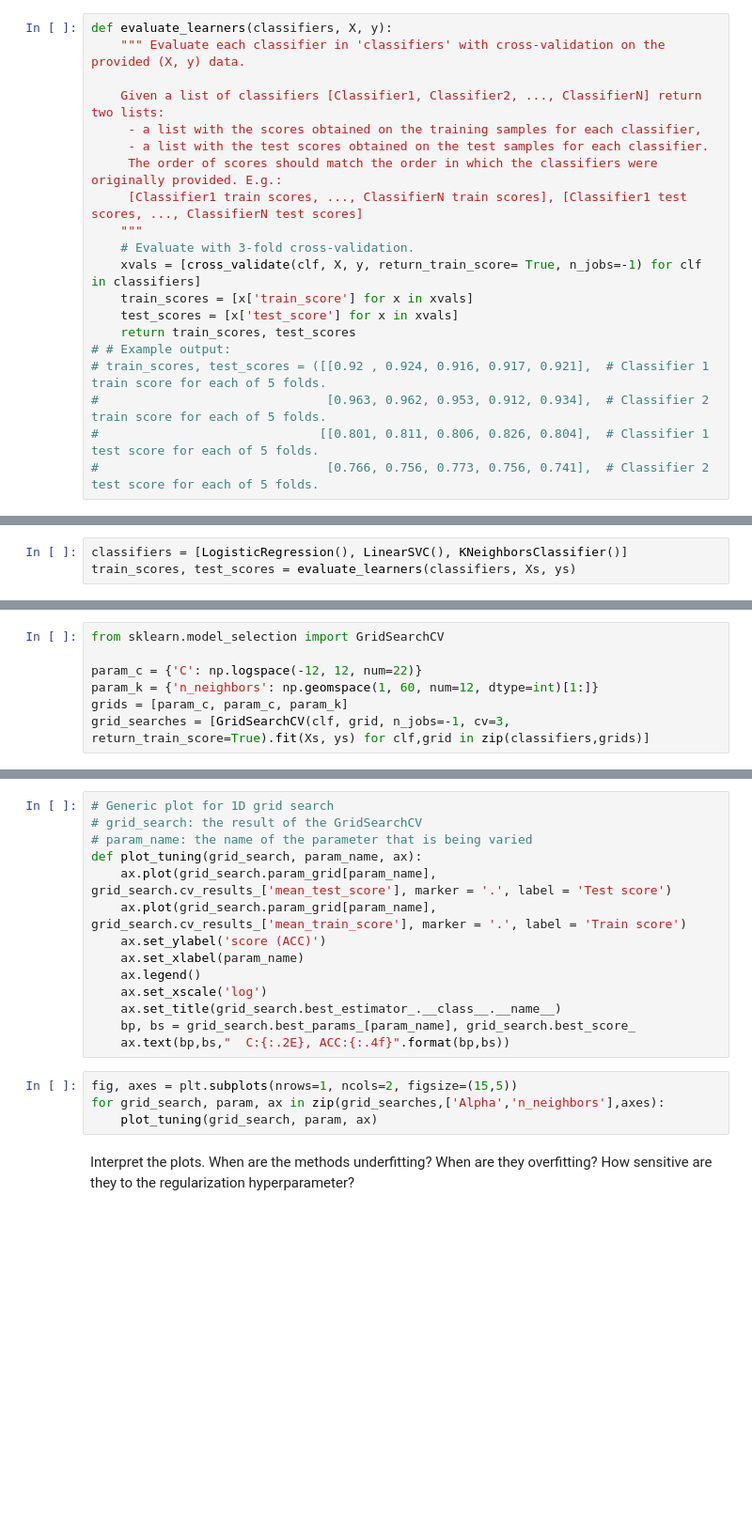
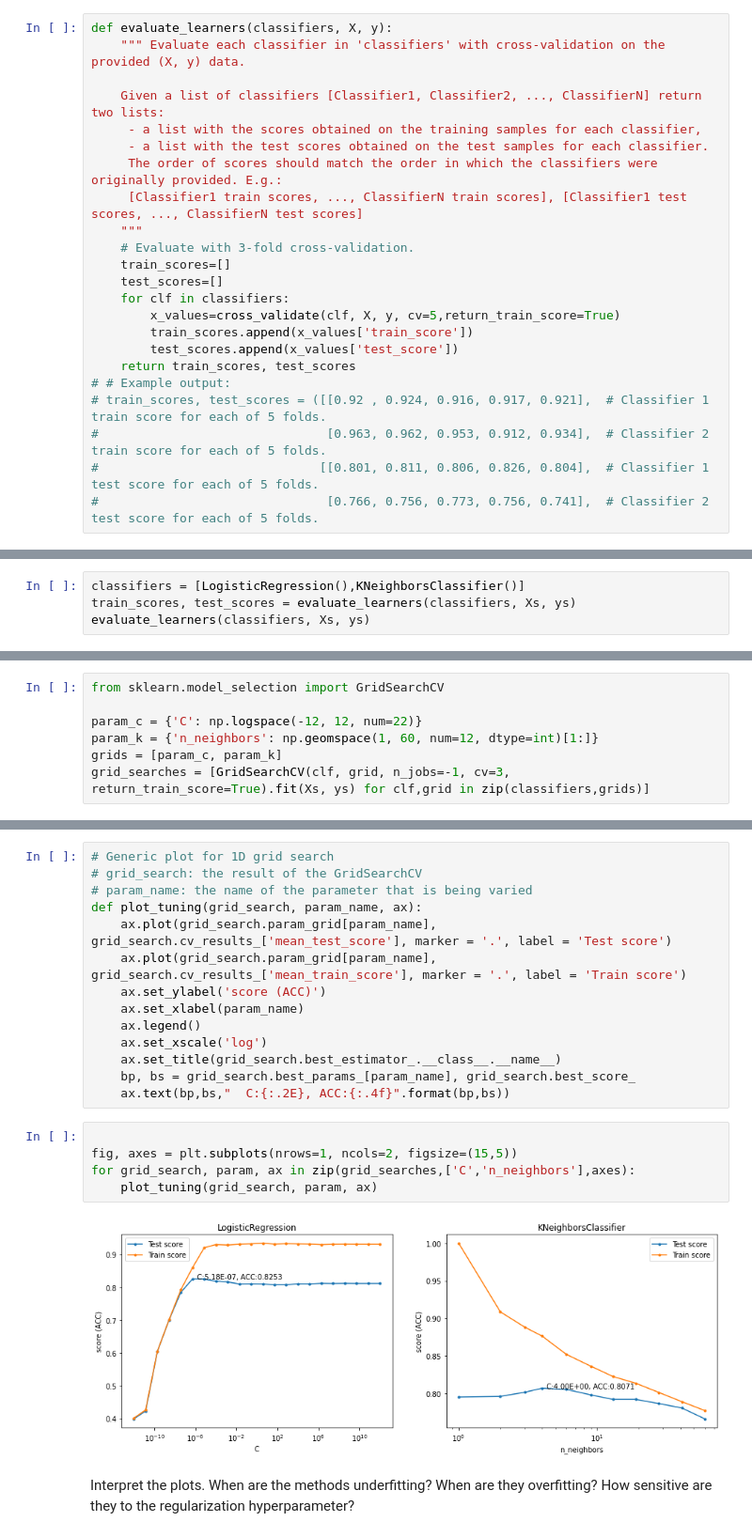
Before and after one commit to Mustafamegahed20/ML_Tasks, a Jupyter notebook: A2_Regression.ipynb, the cells around one changed output, grey strips where cells are left out. Shown at 94% size. Saved outputs shown, nothing was run; the diff lists cells and outputs as text; blank space fills up the shorter version.

```diff
--- a/A2_Regression.ipynb
+++ b/A2_Regression.ipynb
@@ -307,9 +311,12 @@ def evaluate_learners(classifiers, X, y):
      [Classifier1 train scores, ..., ClassifierN train scores], [Classifier1 test scores, ..., ClassifierN test scores]
     """
     # Evaluate with 3-fold cross-validation.
-    xvals = [cross_validate(clf, X, y, return_train_score= True, n_jobs=-1) for clf in classifiers]
-    train_scores = [x['train_score'] for x in xvals]
-    test_scores = [x['test_score'] for x in xvals]
+    train_scores=[]
+    test_scores=[]
+    for clf in classifiers:
+        x_values=cross_validate(clf, X, y, cv=5,return_train_score=True)
+        train_scores.append(x_values['train_score'])
+        test_scores.append(x_values['test_score'])
     return train_scores, test_scores
 # # Example output:
 # train_scores, test_scores = ([[0.92 , 0.924, 0.916, 0.917, 0.921],  # Classifier 1 train score for each of 5 folds.
@@ -319,5 +326,6 @@ def evaluate_learners(classifiers, X, y):
 # %% [markdown]
 With this small sample of our data we can now train and evaluate the two classifiers.
 # %%
-classifiers = [LogisticRegression(), LinearSVC(), KNeighborsClassifier()]
+classifiers = [LogisticRegression(),KNeighborsClassifier()]
 train_scores, test_scores = evaluate_learners(classifiers, Xs, ys)
+evaluate_learners(classifiers, Xs, ys)
@@ -340,7 +370,7 @@ from sklearn.model_selection import GridSearchCV
 
 param_c = {'C': np.logspace(-12, 12, num=22)}
 param_k = {'n_neighbors': np.geomspace(1, 60, num=12, dtype=int)[1:]}
-grids = [param_c, param_c, param_k]
+grids = [param_c, param_k]
 grid_searches = [GridSearchCV(clf, grid, n_jobs=-1, cv=3, return_train_score=True).fit(Xs, ys) for clf,grid in zip(classifiers,grids)]
 # %% [output]
 STOP: TOTAL NO. of ITERATIONS REACHED LIMIT.
@@ -365,9 +395,12 @@ def plot_tuning(grid_search, param_name, ax):
     bp, bs = grid_search.best_params_[param_name], grid_search.best_score_
     ax.text(bp,bs,"  C:{:.2E}, ACC:{:.4f}".format(bp,bs))
 # %%
+
 fig, axes = plt.subplots(nrows=1, ncols=2, figsize=(15,5))
-for grid_search, param, ax in zip(grid_searches,['Alpha','n_neighbors'],axes):
+for grid_search, param, ax in zip(grid_searches,['C','n_neighbors'],axes):
     plot_tuning(grid_search, param, ax)
+# %% [output]
+[figure, added]
 # %% [markdown]
 Interpret the plots. When are the methods underfitting? When are they overfitting? How sensitive are they to the regularization hyperparameter?
 # %% [markdown]
```
Also changed, not shown: parts of 15 cells of this notebook.
